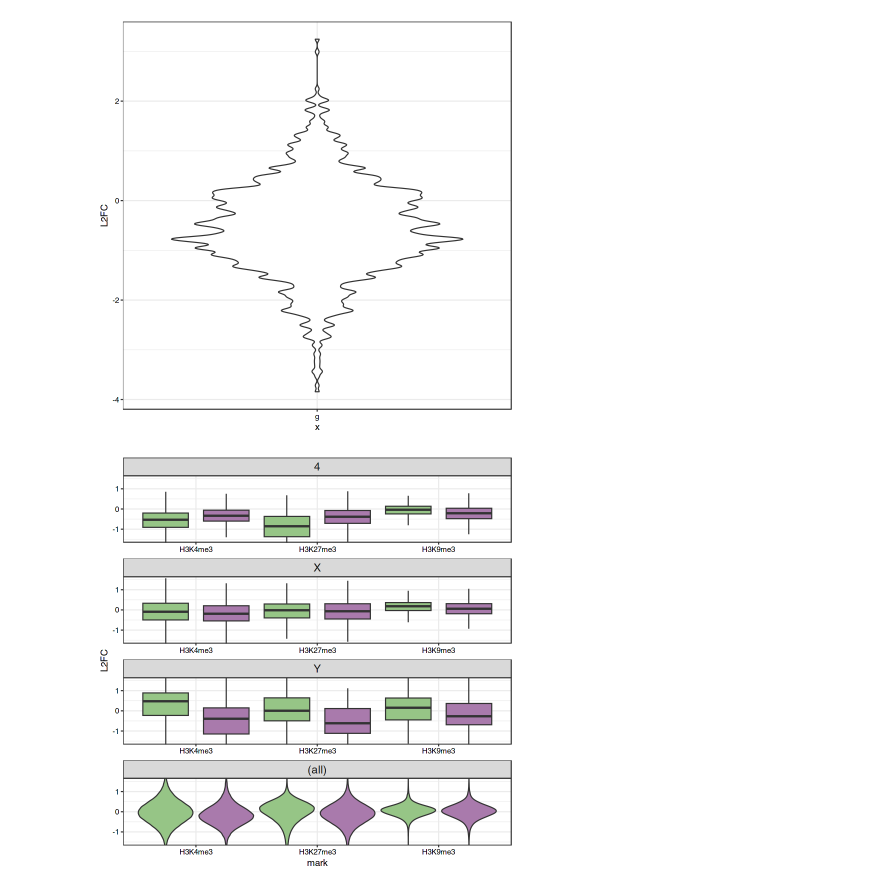
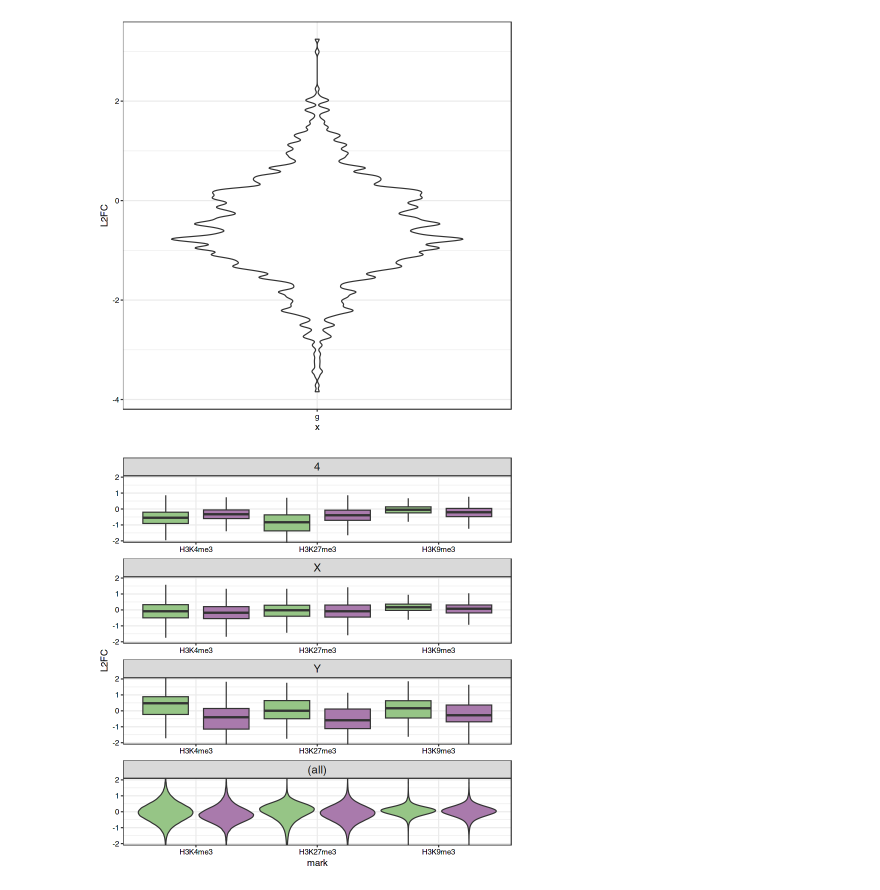
Before and after one commit to ringw/Upd-Germline-Genomics, a Jupyter notebook: illustrations/CHIC-Diff-Rep-Program.ipynb, the cells around one changed output. Saved outputs shown, nothing was run; the diff lists cells and outputs as text; code cells hidden in the pictures.

```diff
--- a/illustrations/CHIC-Diff-Rep-Program.ipynb
+++ b/illustrations/CHIC-Diff-Rep-Program.ipynb
@@ -9,0 +43,21 @@ library(gtable)
+# %%
+tar_load(chic.tile.diameter_500_chr)
+tar_load(chromosome_pericetromere_label)
+
+subset(chic.tile.diameter_500_chr, seqnames == "rDNA")[372:767] %>%
+  reduce() %>%
+  ranges()
+
+seqnames <- seqnames(chic.tile.diameter_500_chr)
+chic.tile.diameter_500_chr$region <- seqnames %>%
+  as.character() %>%
+  paste0(
+    rep("", length(.)) %>%
+      replace(
+        to(findOverlaps(chromosome_pericetromere_label, chic.tile.diameter_500_chr)),
+        "C"
+      )
+  )
+table(chic.tile.diameter_500_chr$region)[c("2L", "2LC", "2RC", "2R")]
+chic.tile.diameter_500_chr$region <- chic.tile.diameter_500_chr$region %>%
+  factor(c("2L", "2LC", "2RC", "2R", "3L", "3LC", "3RC", "3R", "4", "X", "Y", "rDNA"))
@@ -51,7 +112,7 @@ data <- with(
     as_tibble(
       list(
         classification = ifelse(grepl("GermlineEarlier", names(peaks[from(ov)])), "GermlineEarlier", "GermlineLater"),
-        seqnames = as.factor(seqnames(peaks)[from(ov)]),
+        region = chic.tile.diameter_500_chr$region[to(ov)],
         L2FC = track[[1]][to(ov)]$L2FC
       )
     )
@@ -106,49 +167,49 @@ earlier <- subset(
 ) %>%
   with(
     rbind(
-      tibble(mark, L2FC, celltype, seqnames) %>%
-        subset(seqnames %in% c("4", "X", "Y")) %>%
-        mutate(seqnames = seqnames %>% factor(c("4", "X", "Y", "(all)"))),
-      tibble(mark, L2FC, celltype, seqnames) %>%
-        mutate(seqnames = "(all)")
+      tibble(mark, L2FC, celltype, region) %>%
+        subset(region %in% c("4", "X", "Y")) %>%
+        mutate(region = region %>% factor(c("4", "X", "Y", "(all)"))),
+      tibble(mark, L2FC, celltype, region) %>%
+        mutate(region = "(all)")
     )
   ) %>%
   ggplot(
     aes(mark, L2FC, fill=celltype)
   ) +
-  facet_wrap(vars(seqnames), scales = "free", ncol = 1) +
+  facet_wrap(vars(region), scales = "free", ncol = 1) +
   geom_blank(
     data = cross_join(
-      tibble(seqnames = c("4", "X", "Y", "(all)") %>% factor(., .), L2FC = 0),
+      tibble(region = c("4", "X", "Y", "(all)") %>% factor(., .), L2FC = 0),
       tibble(celltype = "Germline", mark = levels(data$mark) %>% factor(., .))
     )
   ) +
   geom_violin(
     data = \(data) data %>%
       subset(
         between(L2FC, -5, 5) &
           !between(L2FC, -1e-4, 1e-4) &
-          seqnames == "(all)"
+          region == "(all)"
       ),
     bw = 0.05,
     scale = "width",
     position = position_dodge(width = 1)
   ) +
   geom_boxplot(
     data = \(data) data %>%
       subset(
         between(L2FC, -5, 5) &
           !between(L2FC, -1e-4, 1e-4) &
-          seqnames != "(all)"
+          region != "(all)"
       ),
     outlier.shape = NA,
     position = position_dodge(width = 1)
   ) +
   scale_fill_manual(values = cell_type_violin_colors) +
-  coord_cartesian(NULL, c(-1.5, 1.5)) +
+  coord_cartesian(NULL, c(-1.9, 1.9)) +
   theme(
     legend.position = "none"
   )
 earlier
 # %% [output]
-[figure, old version]
+[figure, new version]
```
Also changed, not shown: parts of 9 cells of this notebook.
